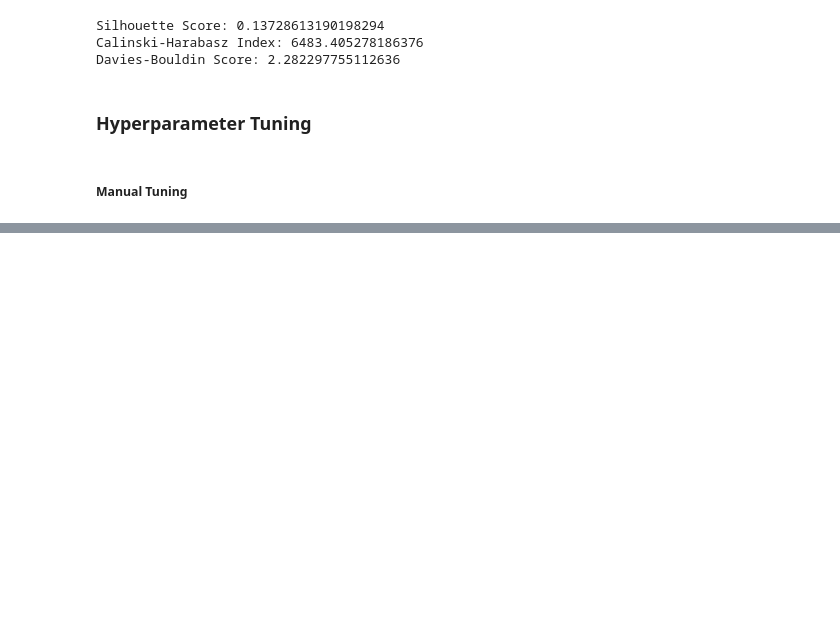
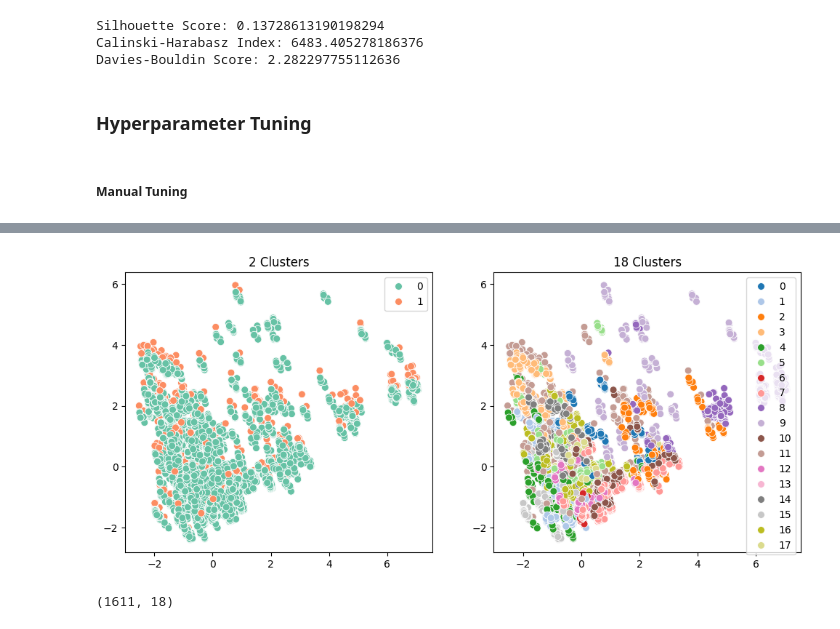
Before and after one commit to Ishan-Kanishka/movie_recommendation_ml, a Jupyter notebook: notebooks/models/IT_24104294-GMM.ipynb, the cells around one changed output, grey strips where cells are left out. Saved outputs shown, nothing was run; the diff lists cells and outputs as text; code cells hidden in the pictures; blank space fills up the shorter version.

```diff
--- a/notebooks/models/IT_24104294-GMM.ipynb
+++ b/notebooks/models/IT_24104294-GMM.ipynb
@@ -279,0 +380,19 @@ KeyboardInterrupt:
+# %%
+tuned_n_components = 18
+model_gmm = GaussianMixture(n_components=tuned_n_components, random_state=42)
+model_gmm.fit(X)
+tuned_clusters = model_gmm.predict(X)
+
+
+df3 = df.copy()
+df3['cluster'] = tuned_clusters
+cluster_movies_ratings = df3.groupby(['cluster', 'movie id'])['rate'].mean().reset_index()
+
+cluster_movie_matrix = cluster_movies_ratings.pivot(index='movie id', columns='cluster', values='rate').fillna(0)
+
+print(f'Tuned Number of Components: {tuned_n_components}')
+print(cluster_movie_matrix.shape)
+
+print("[+] Saved model", joblib.dump(model_gmm, model_to_save))
+print("[+] Saved matrix", joblib.dump(cluster_movie_matrix, movies_matrix_to_save))
+print("[+] Saved scaler", joblib.dump(scaler, scaler_to_save))
@@ -279,0 +459,24 @@ KeyboardInterrupt:
+# %%
+from sklearn.decomposition import PCA
+import seaborn as sns
+
+pca = PCA(n_components=2)
+X_pca = pca.fit_transform(X)
+
+plt.figure(figsize=(12,5))
+
+plt.subplot(1,2,1)
+sns.scatterplot(x=X_pca[:,0], y=X_pca[:,1], hue=tuned_clusters2, palette="Set2", s=50)
+plt.title("2 Clusters")
+
+plt.subplot(1,2,2)
+sns.scatterplot(x=X_pca[:,0], y=X_pca[:,1], hue=tuned_clusters, palette="tab20", s=50)
+plt.title("18 Clusters")
+
+plt.show()
+# %% [output]
+[figure, added]
+# %%
+print(cluster_movie_matrix.shape)
+# %% [output]
+(1611, 18)
```
Also changed, not shown: parts of 11 cells of this notebook, 4 other files.
